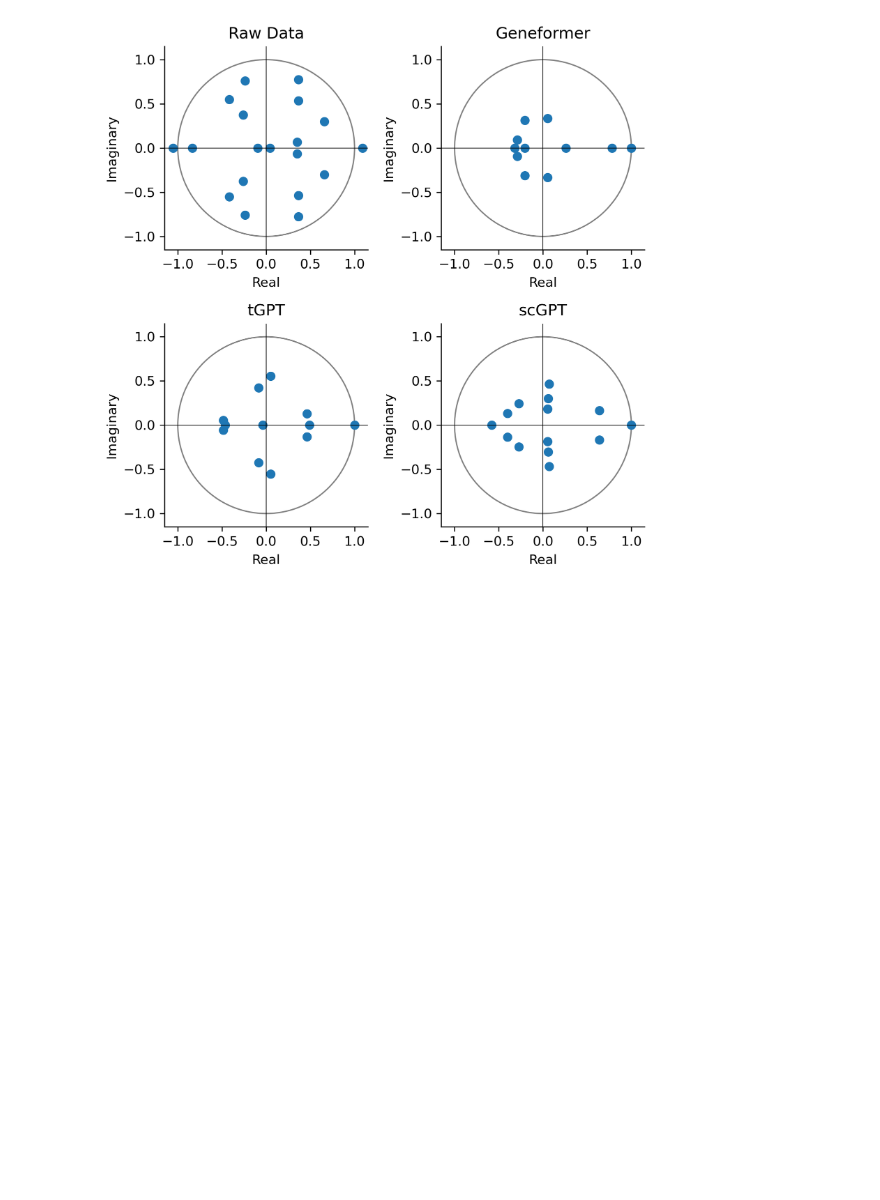
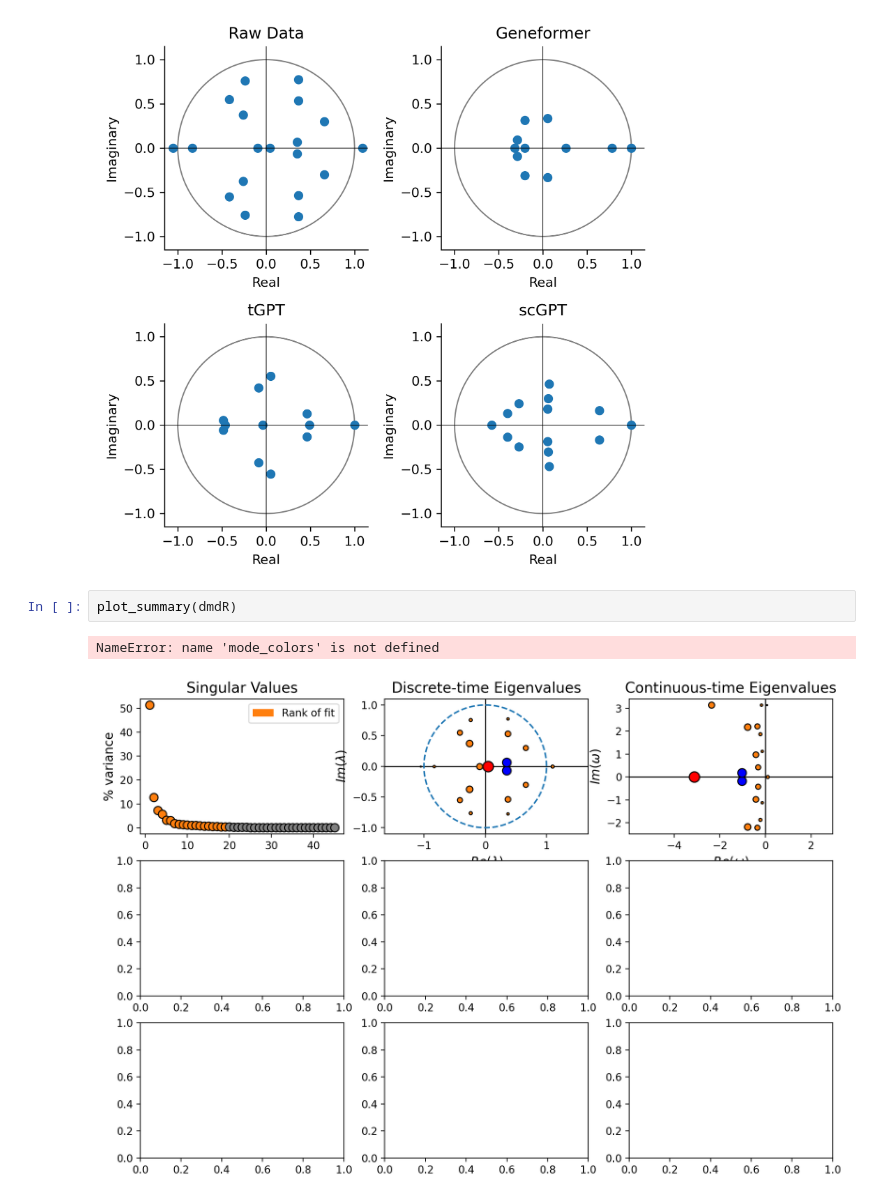
Before and after one commit to Jpickard1/scFoundationModels, a Jupyter notebook: notebooks/datasets/liu-2018.ipynb, the cells around one changed output. Cells and saved outputs as stored; diff of their text form; blank space fills up the shorter version.

```diff
--- a/notebooks/datasets/liu-2018.ipynb
+++ b/notebooks/datasets/liu-2018.ipynb
@@ -191,3 +194,8 @@ plt.tight_layout()
 plt.show()
 # %% [output]
 [figure]
+# %%
+plot_summary(dmdR)
+# %% [output]
+NameError: name 'mode_colors' is not defined
+[figure, added]
```
Also changed, not shown: parts of 6 cells of this notebook, 10 other files.
